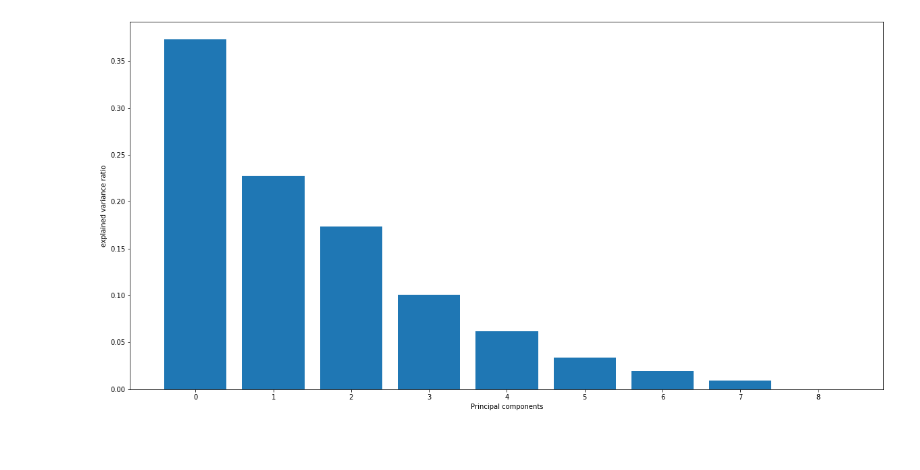
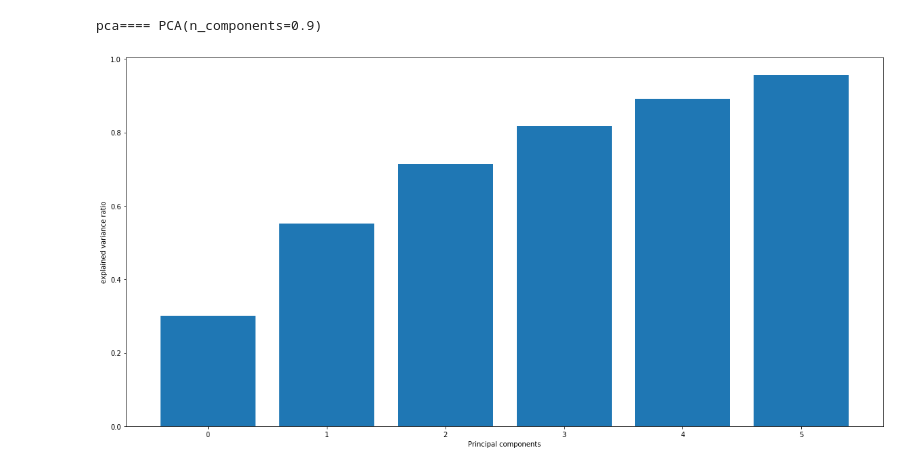
Before and after one commit to hoochycoochie/p3ml, a Jupyter notebook: analysis.ipynb, the cells around one changed output. Drawn from its saved outputs; the diff is of its cells as text; code cells hidden in the pictures; blank space fills up the shorter version.

```diff
--- a/analysis.ipynb
+++ b/analysis.ipynb
@@ -118,11 +99,11 @@ df.describe()
 # %%
 ## boxplot
-#from matplotlib import rcParams
+from matplotlib import rcParams
 
-#rcParams['figure.figsize'] = 20,10
+rcParams['figure.figsize'] = 20,10
 
 
-#g = sns.barplot(x=xs, y=ys, hue=hue)
+
 g=sns.boxplot(data=df)
-g.set_yscale("log")
+#g.set_yscale("log")
 # %% [output]
@@ -148,0 +113,6 @@ df.corr()
+# %%
+## filtrage des variables quantitatives pour l'analyse en composantes principales
+numeric_columns=df.select_dtypes(exclude=['object']).columns.tolist()
+pca_cols=[i for i in numeric_columns if  i!='nutrition-score-fr_100g']
+
+pca_cols
@@ -149,5 +142,5 @@ df.corr()
 # %%
 
-data=df.loc[:, df.columns != 'nutrition-score-fr_100g']
+data=df.loc[:, pca_cols].values
 data
 # %% [output]
@@ -169,7 +161,7 @@ data
 ## création d'un objet pipeline de normalisation et de l'acp
 pipeline1=Pipeline([
     ('standard_scaler',StandardScaler()),
-    ('pca',PCA())
+    ('pca',PCA(0.90)) ## on espère 90% de la variance
 ])
 # %%
 ## exécution du pipeline
@@ -191,14 +183,16 @@ array([[ 2.10054615e+00, -5.43954594e-01, -1.09482724e+00, ...,
 # %%
 ## visualisation des composantes principales
 pca=pipeline1[1]
-plt.bar(range(pca.n_components_),pca.explained_variance_ratio_.cum)
+print('pca====',pca)
+plt.bar(range(pca.n_components_),pca.explained_variance_ratio_.cumsum())
 plt.xlabel('Principal components')
 plt.ylabel('explained variance ratio')
 
 plt.xticks(range(pca.n_components_))
 plt.show()
 # %% [output]
+pca==== PCA(n_components=0.9)
-[figure, old version]
+[figure, new version]
 # %%
 
 
```
Also changed, not shown: parts of 27 cells of this notebook, 1 other file.
